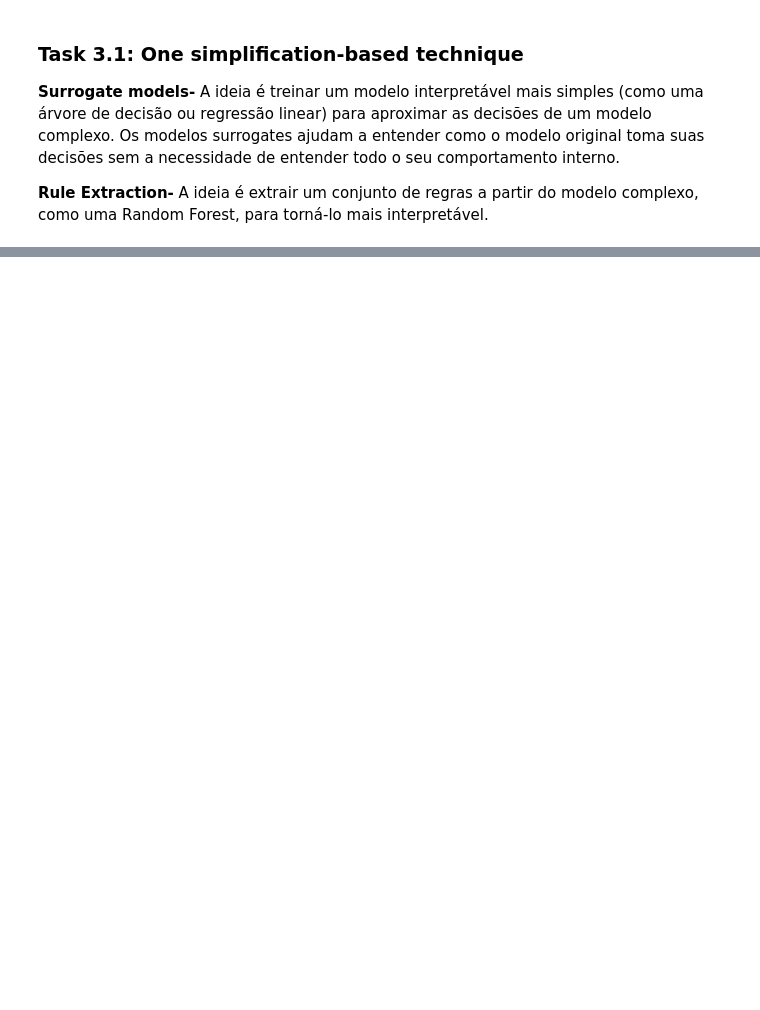
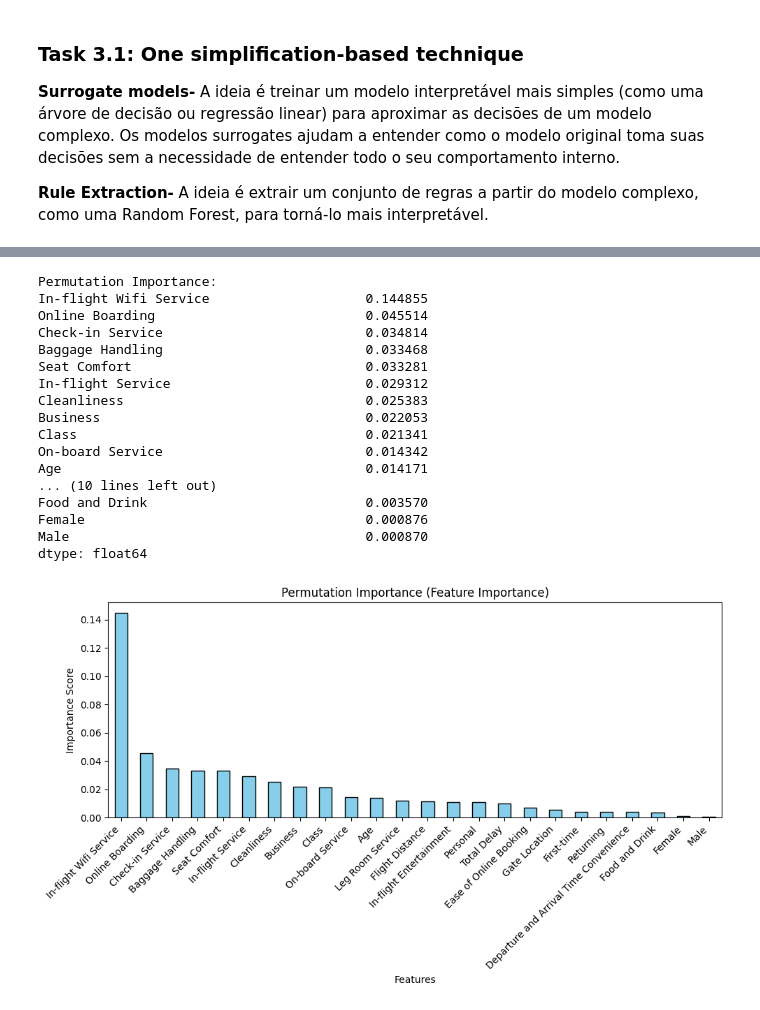
Before and after one commit to seblessa/XAI, a Jupyter notebook: notebook.ipynb, the cells around one changed output, grey strips where cells are left out. Cells and saved outputs as stored; diff of their text form; code cells hidden in the pictures; blank space fills up the shorter version.

```diff
--- a/notebook.ipynb
+++ b/notebook.ipynb
@@ -151,2 +231,21 @@ utils.plot_feature_importance_from_rules(feature_summary)
 # %%
-utils.apply_feature_based_xai(X,y,forest)
+utils.apply_permutation_importance_xai(X,y,forest)
+# %% [output]
+Permutation Importance:
+In-flight Wifi Service                    0.144855
+Online Boarding                           0.045514
+Check-in Service                          0.034814
+Baggage Handling                          0.033468
+Seat Comfort                              0.033281
+In-flight Service                         0.029312
+Cleanliness                               0.025383
+Business                                  0.022053
+Class                                     0.021341
+On-board Service                          0.014342
+Age                                       0.014171
+... (10 lines left out)
+Food and Drink                            0.003570
+Female                                    0.000876
+Male                                      0.000870
+dtype: float64
+[figure, added]
```
Also changed, not shown: parts of 17 cells of this notebook, 2 other files.
